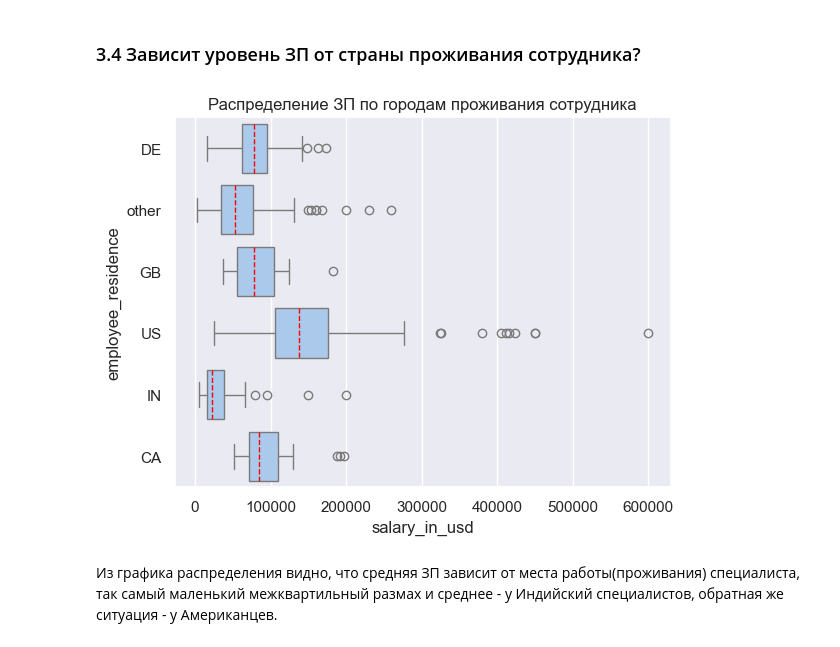
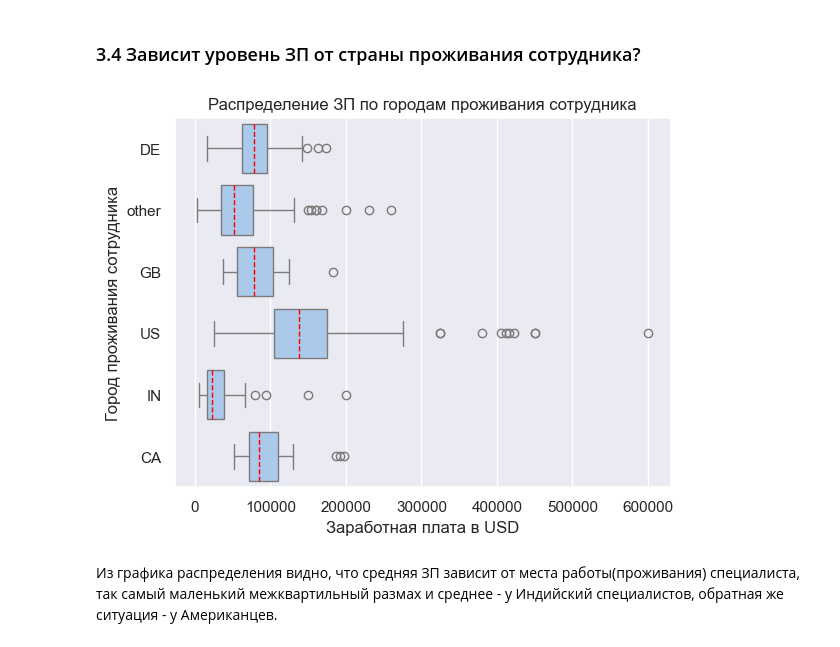
Before and after one commit to marioitti1/HR_EDA_Statistic, a Jupyter notebook: Statisctic_tests.ipynb, the cells around one changed output. Cells and saved outputs as stored; diff of their text form; code cells hidden in the pictures.

```diff
--- a/Statisctic_tests.ipynb
+++ b/Statisctic_tests.ipynb
@@ -438,9 +438,10 @@ p-значение больше, чем заданный уровень знач
 # %%
 ax = sns.boxplot(data, x='salary_in_usd', y='employee_residence', orient='h', medianprops={'color': 'red', 'linestyle': '--'})
 ax.set_title('Распределение ЗП по городам проживания сотрудника')
+ax.set(xlabel='Заработная плата в USD', ylabel='Город проживания сотрудника')
 plt.show()
 # %% [output]
-[figure, old version]
+[figure, new version]
 # %% [markdown]
  Из графика распределения видно, что средняя ЗП зависит от места работы(проживания) специалиста, так самый маленький межквартильный размах и среднее - у Индийский специалистов, обратная же ситуация - у Американцев.
 # %% [markdown]
```
Also changed, not shown: parts of 20 cells of this notebook.
